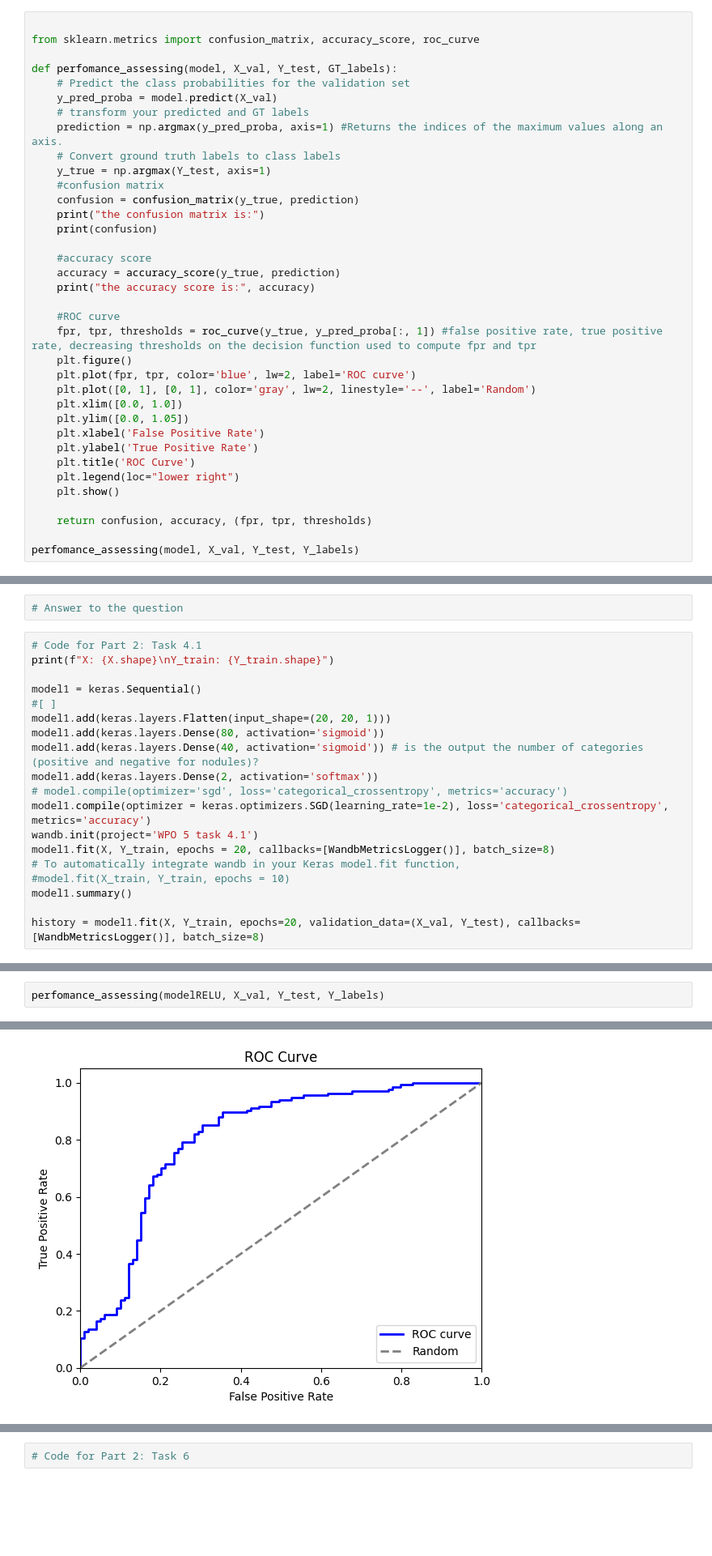
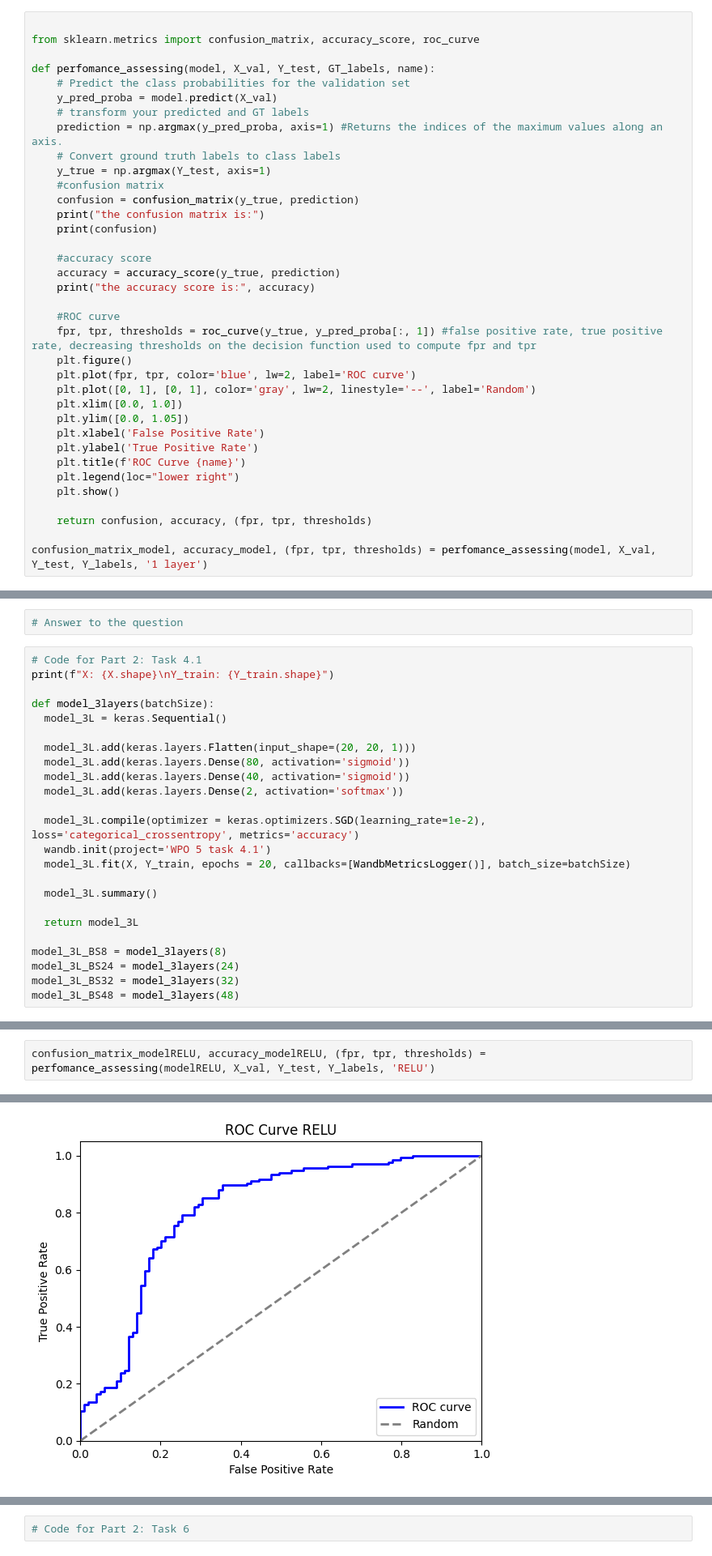
Before and after one commit to cesarz10/Health-Information, a Jupyter notebook: WPO-5/WPO5_AlineJacquart_CesarZapata_2024.ipynb, the cells around one changed output, grey strips where cells are left out. Shown at 81% size. Drawn from its saved outputs; the diff is of its cells as text; blank space fills up the shorter version.

Commit message:
part 2 task 5 on the way, only 6 left

```diff
--- a/WPO-5/WPO5_AlineJacquart_CesarZapata_2024.ipynb
+++ b/WPO-5/WPO5_AlineJacquart_CesarZapata_2024.ipynb
@@ -476,7 +469,7 @@ Explain these graphs and the ROC curve. What role does the decision threshold pl
 
 from sklearn.metrics import confusion_matrix, accuracy_score, roc_curve
 
-def perfomance_assessing(model, X_val, Y_test, GT_labels):
+def perfomance_assessing(model, X_val, Y_test, GT_labels, name):
     # Predict the class probabilities for the validation set
     y_pred_proba = model.predict(X_val)
     # transform your predicted and GT labels
@@ -501,11 +494,11 @@ def perfomance_assessing(model, X_val, Y_test, GT_labels):
     plt.ylim([0.0, 1.05])
     plt.xlabel('False Positive Rate')
     plt.ylabel('True Positive Rate')
-    plt.title('ROC Curve')
+    plt.title(f'ROC Curve {name}')
     plt.legend(loc="lower right")
     plt.show()
 
     return confusion, accuracy, (fpr, tpr, thresholds)
 
-perfomance_assessing(model, X_val, Y_test, Y_labels)
+confusion_matrix_model, accuracy_model, (fpr, tpr, thresholds) = perfomance_assessing(model, X_val, Y_test, Y_labels, '1 layer')
 # %% [output]
@@ -555,21 +531,26 @@ Explain your network's architecture and **test** your system as you did for the
 # Code for Part 2: Task 4.1
 print(f"X: {X.shape}\nY_train: {Y_train.shape}")
 
-model1 = keras.Sequential()
-#[ ]
-model1.add(keras.layers.Flatten(input_shape=(20, 20, 1)))
-model1.add(keras.layers.Dense(80, activation='sigmoid'))
-model1.add(keras.layers.Dense(40, activation='sigmoid')) # is the output the number of categories (positive and negative for nodules)?
-model1.add(keras.layers.Dense(2, activation='softmax'))
-# model.compile(optimizer='sgd', loss='categorical_crossentropy', metrics='accuracy')
-model1.compile(optimizer = keras.optimizers.SGD(learning_rate=1e-2), loss='categorical_crossentropy', metrics='accuracy')
-wandb.init(project='WPO 5 task 4.1')
-model1.fit(X, Y_train, epochs = 20, callbacks=[WandbMetricsLogger()], batch_size=8)
-# To automatically integrate wandb in your Keras model.fit function,
-#model.fit(X_train, Y_train, epochs = 10)
-model1.summary()
+def model_3layers(batchSize):
+  model_3L = keras.Sequential()
 
-history = model1.fit(X, Y_train, epochs=20, validation_data=(X_val, Y_test), callbacks=[WandbMetricsLogger()], batch_size=8)
+  model_3L.add(keras.layers.Flatten(input_shape=(20, 20, 1)))
+  model_3L.add(keras.layers.Dense(80, activation='sigmoid'))
+  model_3L.add(keras.layers.Dense(40, activation='sigmoid'))
+  model_3L.add(keras.layers.Dense(2, activation='softmax'))
+
+  model_3L.compile(optimizer = keras.optimizers.SGD(learning_rate=1e-2), loss='categorical_crossentropy', metrics='accuracy')
+  wandb.init(project='WPO 5 task 4.1')
+  model_3L.fit(X, Y_train, epochs = 20, callbacks=[WandbMetricsLogger()], batch_size=batchSize)
+
+  model_3L.summary()
+
+  return model_3L
+
+model_3L_BS8 = model_3layers(8)
+model_3L_BS24 = model_3layers(24)
+model_3L_BS32 = model_3layers(32)
+model_3L_BS48 = model_3layers(48)
 # %% [output]
 X: (2092, 20, 20, 1)
 Y_train: (2092, 2)
@@ -674,3 +629,3 @@ Epoch 20/20
 # %%
-perfomance_assessing(modelRELU, X_val, Y_test, Y_labels)
+confusion_matrix_modelRELU, accuracy_modelRELU, (fpr, tpr, thresholds) = perfomance_assessing(modelRELU, X_val, Y_test, Y_labels, 'RELU')
 # %% [output]
@@ -678,5 +633,5 @@ perfomance_assessing(modelRELU, X_val, Y_test, Y_labels)
 the confusion matrix is:
 [[80 19]
  [43 91]]
 the accuracy score is: 0.7339055793991416
-[figure, old version]
+[figure, new version]
```
Also changed, not shown: parts of 15 cells of this notebook.
